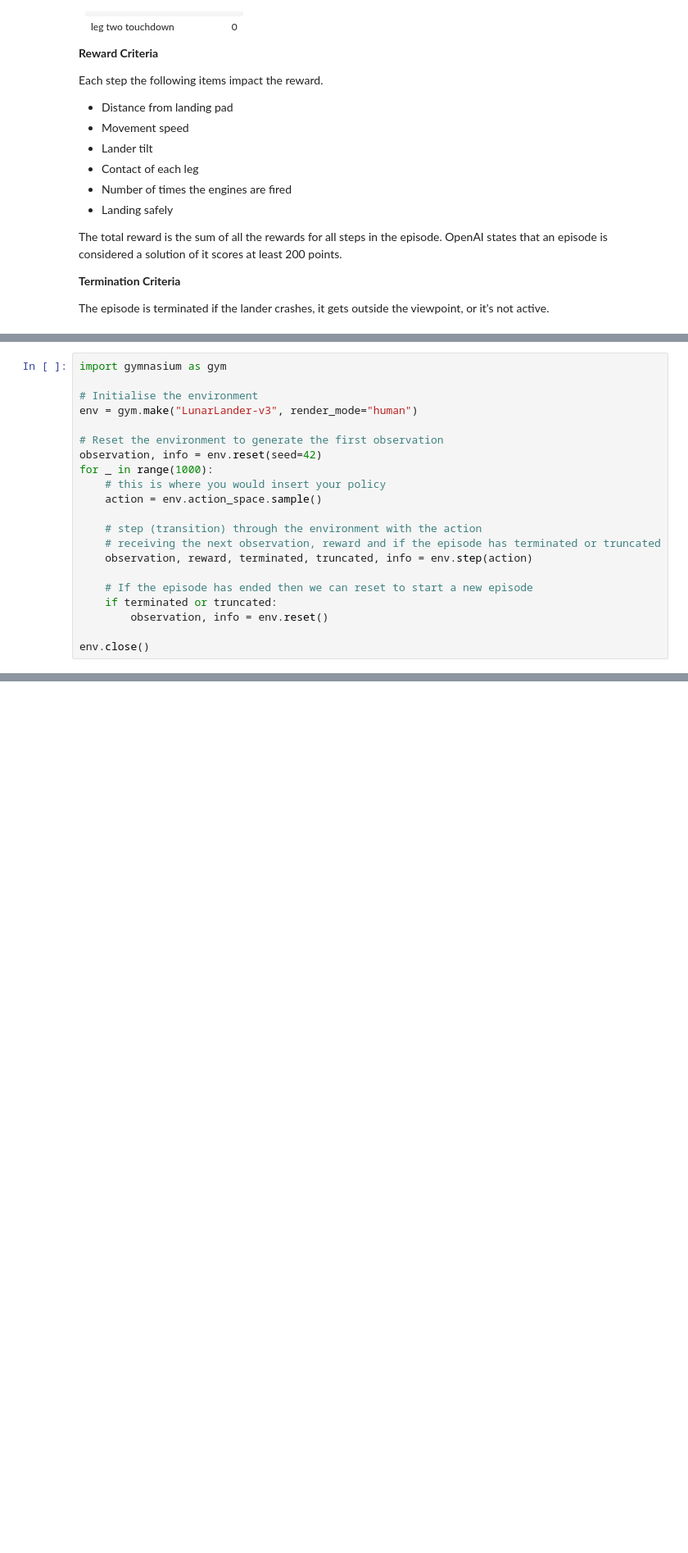
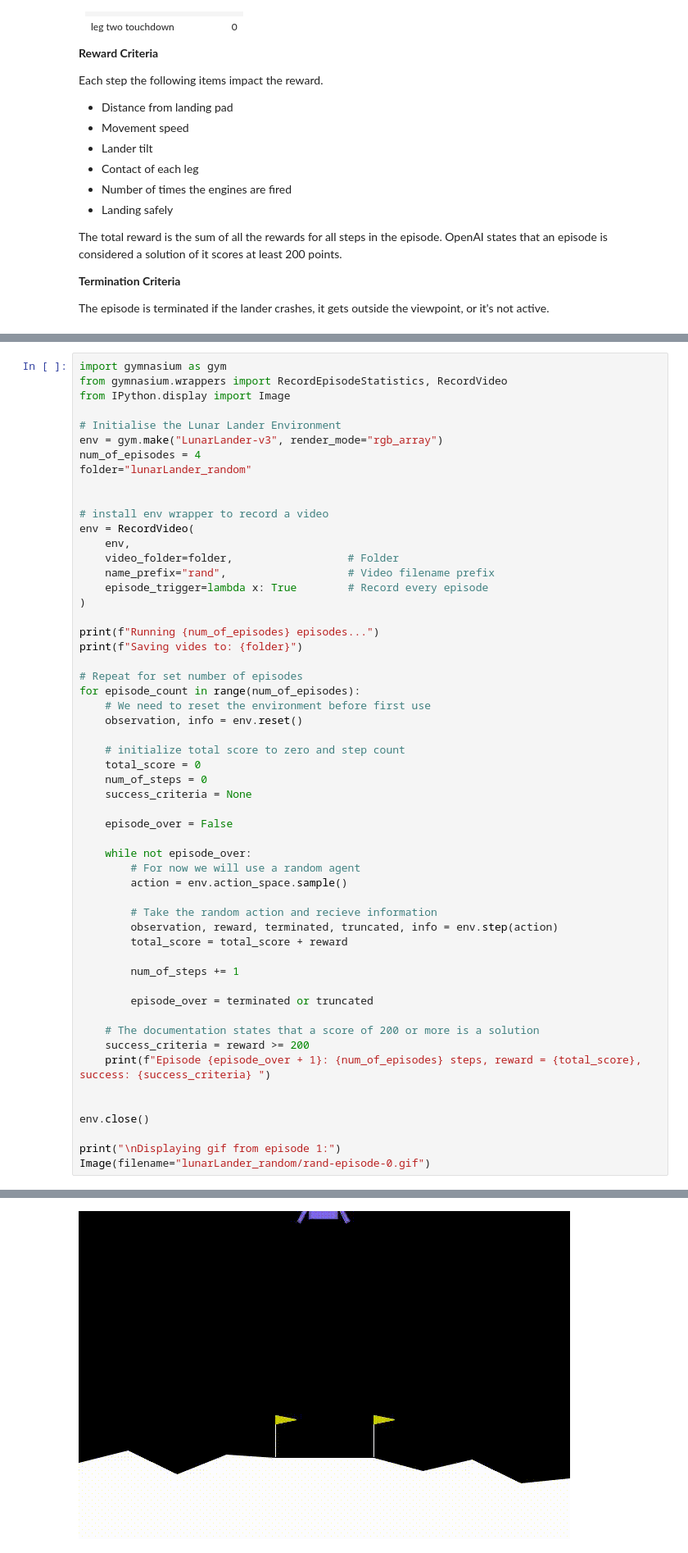
Before and after one commit to dudeilovemae/3202_final_project, a Jupyter notebook: franco_final_project.ipynb, the cells around one changed output, grey strips where cells are left out. Shown at 82% size. Saved outputs shown, nothing was run; the diff lists cells and outputs as text; blank space fills up the shorter version.

```diff
--- a/franco_final_project.ipynb
+++ b/franco_final_project.ipynb
@@ -71,21 +86,56 @@ The episode is terminated if the lander crashes, it gets outside the viewpoint,
 # %%
 import gymnasium as gym
+from gymnasium.wrappers import RecordEpisodeStatistics, RecordVideo
+from IPython.display import Image
 
-# Initialise the environment
-env = gym.make("LunarLander-v3", render_mode="human")
+# Initialise the Lunar Lander Environment
+env = gym.make("LunarLander-v3", render_mode="rgb_array")
+num_of_episodes = 4
+folder="lunarLander_random"
 
-# Reset the environment to generate the first observation
-observation, info = env.reset(seed=42)
-for _ in range(1000):
-    # this is where you would insert your policy
-    action = env.action_space.sample()
 
-    # step (transition) through the environment with the action
-    # receiving the next observation, reward and if the episode has terminated or truncated
-    observation, reward, terminated, truncated, info = env.step(action)
+# install env wrapper to record a video
+env = RecordVideo(
+    env,
+    video_folder=folder,                  # Folder
+    name_prefix="rand",                   # Video filename prefix
+    episode_trigger=lambda x: True        # Record every episode
+)
 
-    # If the episode has ended then we can reset to start a new episode
-    if terminated or truncated:
-        observation, info = env.reset()
+print(f"Running {num_of_episodes} episodes...")
+print(f"Saving vides to: {folder}")
+
+# Repeat for set number of episodes
+for episode_count in range(num_of_episodes):
+    # We need to reset the environment before first use
+    observation, info = env.reset()
+
+    # initialize total score to zero and step count
+    total_score = 0
+    num_of_steps = 0
+    success_criteria = None
+
+    episode_over = False
+
+    while not episode_over:
+        # For now we will use a random agent
+        action = env.action_space.sample()
+
+        # Take the random action and recieve information
+        observation, reward, terminated, truncated, info = env.step(action)
+        total_score = total_score + reward
+
+        num_of_steps += 1
+
+        episode_over = terminated or truncated
+
+    # The documentation states that a score of 200 or more is a solution
+    success_criteria = reward >= 200
+    print(f"Episode {episode_over + 1}: {num_of_episodes} steps, reward = {total_score}, success: {success_criteria} ")
+
 
 env.close()
+
+print("\nDisplaying gif from episode 1:")
+Image(filename="lunarLander_random/rand-episode-0.gif")
+# %% [output]
@@ -91,0 +150 @@ env.close()
+[figure, added]
```
Also changed, not shown: parts of 2 cells of this notebook.
